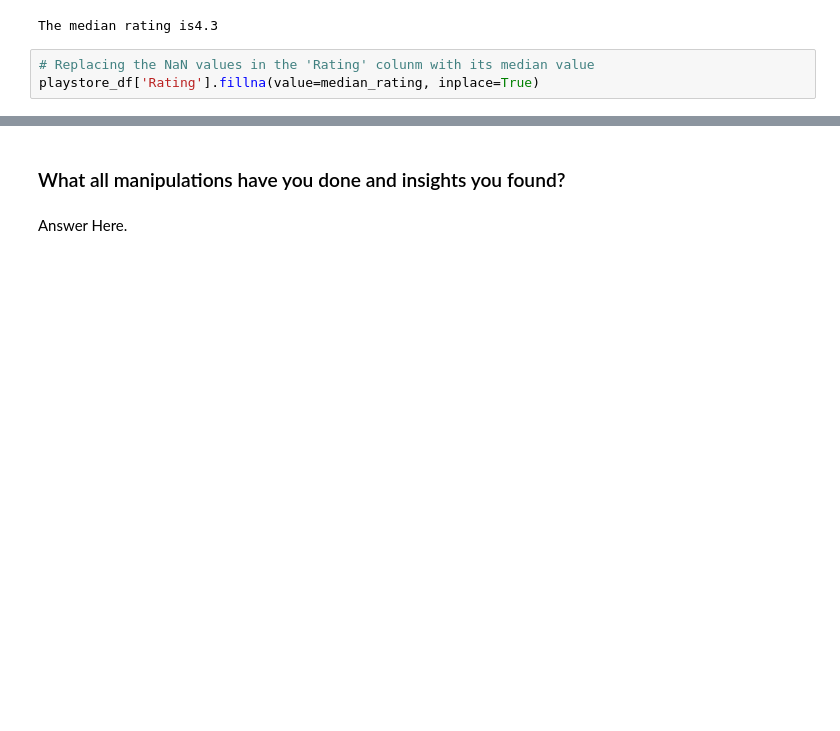
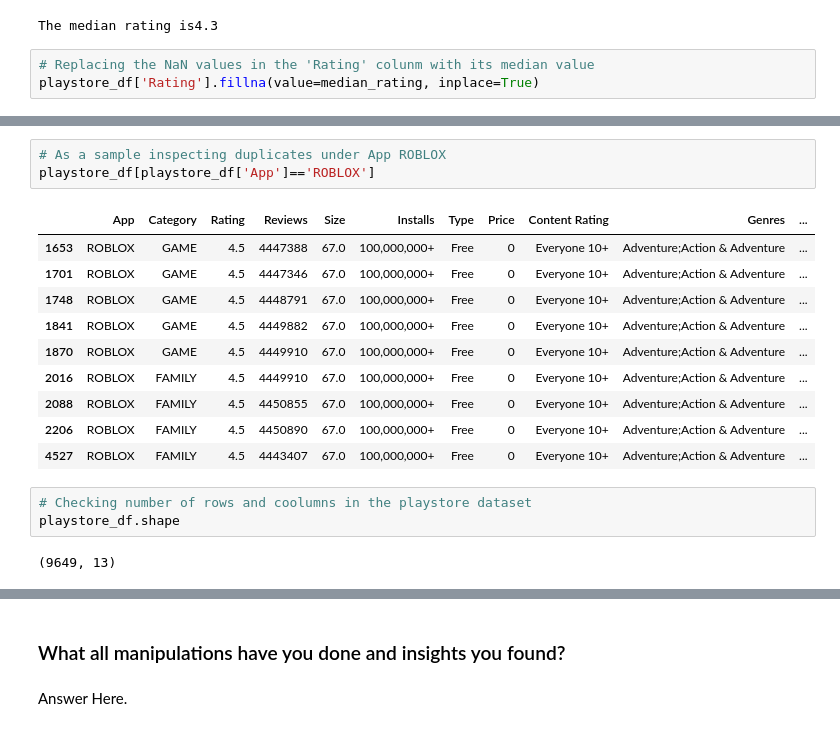
Before and after one commit to va1shnu/Capstone-project-EDA-with-Python, a Jupyter notebook: Exploratory_data_analysis_on_Play_store_app_review_dataset.ipynb, the cells around one changed output, grey strips where cells are left out. Saved outputs shown, nothing was run; the diff lists cells and outputs as text; blank space fills up the shorter version.

```diff
--- a/Exploratory_data_analysis_on_Play_store_app_review_dataset.ipynb
+++ b/Exploratory_data_analysis_on_Play_store_app_review_dataset.ipynb
@@ -853,0 +844,19 @@ playstore_df['Rating'].fillna(value=median_rating, inplace=True)
+# %%
+# As a sample inspecting duplicates under App ROBLOX
+playstore_df[playstore_df['App']=='ROBLOX']
+# %% [output]
+|  | App | Category | Rating | Reviews | Size | Installs | Type | Price | Content Rating | Genres | ... |
+| 1653 | ROBLOX | GAME | 4.5 | 4447388 | 67.0 | 100,000,000+ | Free | 0 | Everyone 10+ | Adventure;Action & Adventure | ... |
+| 1701 | ROBLOX | GAME | 4.5 | 4447346 | 67.0 | 100,000,000+ | Free | 0 | Everyone 10+ | Adventure;Action & Adventure | ... |
+| 1748 | ROBLOX | GAME | 4.5 | 4448791 | 67.0 | 100,000,000+ | Free | 0 | Everyone 10+ | Adventure;Action & Adventure | ... |
+| 1841 | ROBLOX | GAME | 4.5 | 4449882 | 67.0 | 100,000,000+ | Free | 0 | Everyone 10+ | Adventure;Action & Adventure | ... |
+| 1870 | ROBLOX | GAME | 4.5 | 4449910 | 67.0 | 100,000,000+ | Free | 0 | Everyone 10+ | Adventure;Action & Adventure | ... |
+| 2016 | ROBLOX | FAMILY | 4.5 | 4449910 | 67.0 | 100,000,000+ | Free | 0 | Everyone 10+ | Adventure;Action & Adventure | ... |
+| 2088 | ROBLOX | FAMILY | 4.5 | 4450855 | 67.0 | 100,000,000+ | Free | 0 | Everyone 10+ | Adventure;Action & Adventure | ... |
+| 2206 | ROBLOX | FAMILY | 4.5 | 4450890 | 67.0 | 100,000,000+ | Free | 0 | Everyone 10+ | Adventure;Action & Adventure | ... |
+| 4527 | ROBLOX | FAMILY | 4.5 | 4443407 | 67.0 | 100,000,000+ | Free | 0 | Everyone 10+ | Adventure;Action & Adventure | ... |
+# %%
+# Checking number of rows and coolumns in the playstore dataset
+playstore_df.shape
+# %% [output]
+(9649, 13)
```
Also changed, not shown: parts of 21 cells of this notebook.
